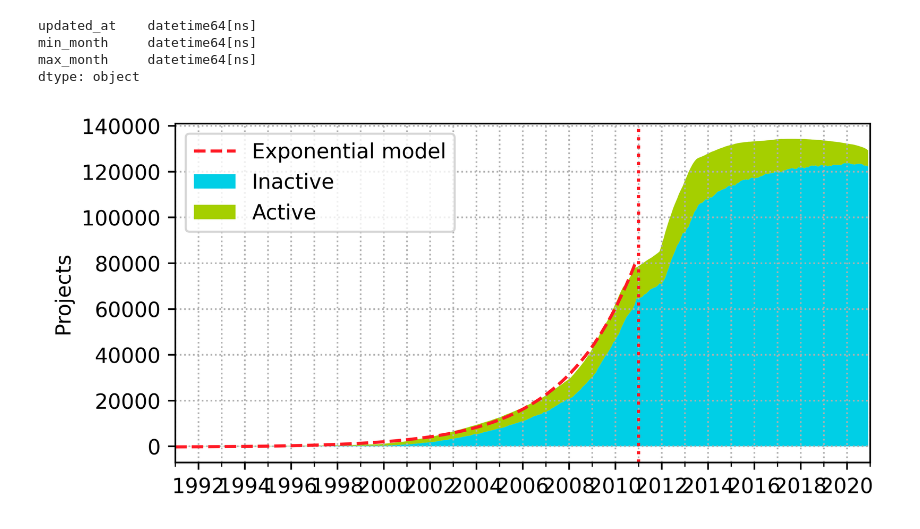
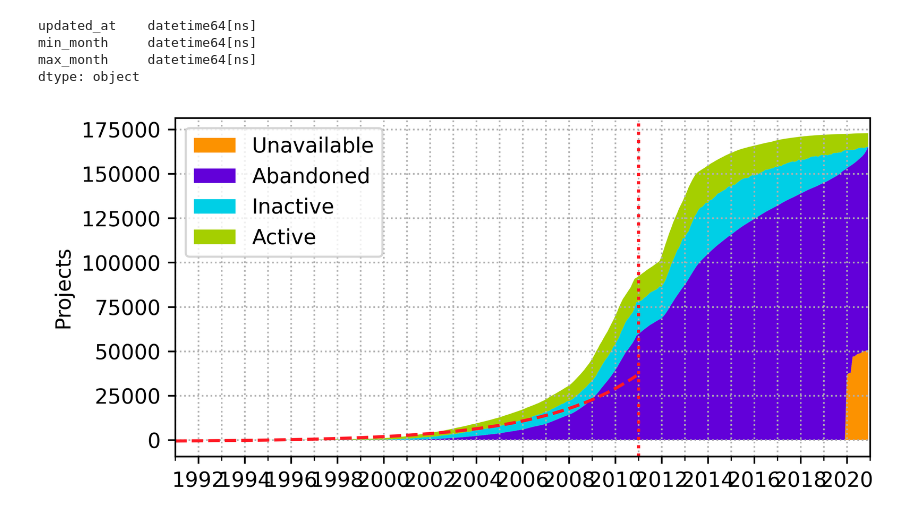
Before and after one commit to michaeldorner/quo-vadis-open-source, a Jupyter notebook: notebooks/03 Visualizing.ipynb, the cells around one changed output. Saved outputs shown, nothing was run; the diff lists cells and outputs as text; code cells hidden in the pictures.

Commit message:
add all notebooks and reports

```diff
--- a/notebooks/03 Visualizing.ipynb
+++ b/notebooks/03 Visualizing.ipynb
@@ -194,30 +215,30 @@ projects = activities.reset_index(level=1).project_id.groupby(level=[0]).nunique
 projects_active = activities[activities.commits>0].reset_index(level=1).project_id.groupby(level=[0]).nunique().reindex(projects_index, fill_value=0)
 # %%
 projects_inactive = activities[activities.commits==0].reset_index(level=1).project_id.groupby(level=[0]).nunique().reindex(projects_index, fill_value=0)
-# %%
-y_fit_end = (2011-1991)*12
-y_fit, params = exp_fit(projects[:y_fit_end])
-fig, ax = plt.subplots(figsize=(default_width, 0.5*default_width), dpi=600)
-
-ax.stackplot(projects_index, projects_inactive, projects_active, labels=['Inactive', 'Active'], colors=[ACMBlue, ACMGreen])
-
-ax.plot(projects_index[0:y_fit_end], y_fit, color=ACMRed, linestyle='dashed', label='Exponential model')
-ax.axvline(projects_index[y_fit_end], linestyle='dotted', color=ACMRed)
-
-ax.legend(loc='upper left')
-ax.set_ylabel('Projects')
-
-setup_ax(ax)
-
-plt.savefig('../reports/lifecycle.pgf', bbox_inches='tight', pad_inches=0)
-# %% [output]
-[figure, old version]
 # %%
 s = activities[activities.commits>0].reset_index(level=0).month.groupby(level=0).max() + pd.DateOffset(months=1)
 projects_abandoned = pd.Series(s.index, index=s.values).groupby(level=0).nunique().reindex(projects_index, fill_value=0)
 # %%
 s = valid_projects.updated_at + pd.DateOffset(months=1)
 projects_deleted = pd.Series(s.index, index=s.values).resample('MS').nunique().loc[:pd.Timestamp('2020-12-01')].reindex(projects_index, fill_value=0)
+# %%
+y_fit_end = (2011-1991)*12
+y_fit, params = exp_fit(projects[:y_fit_end])
+fig, ax = plt.subplots(figsize=(default_width, 0.5*default_width), dpi=600)
+
+ax.stackplot(projects_index,  projects_deleted.cumsum(), projects_abandoned.cumsum()-projects_deleted.cumsum(), projects_inactive, projects_active, labels=['Unavailable', 'Abandoned', 'Inactive', 'Active'], colors=[ACMOrange, ACMPurple, ACMBlue, ACMGreen])
+
+ax.plot(projects_index[0:y_fit_end], y_fit, color=ACMRed, linestyle='dashed')
+ax.axvline(projects_index[y_fit_end], linestyle='dotted', color=ACMRed)
+
+ax.legend(loc='upper left')
+ax.set_ylabel('Projects')
+
+setup_ax(ax)
+
+plt.savefig('../reports/lifecycle.pgf', bbox_inches='tight', pad_inches=0)
+# %% [output]
+[figure, new version]
 # %%
 s = valid_projects.min_month.reset_index(level=0).min_month.groupby(level=0).min()
 projects_new = pd.Series(s.index, index=s.values).groupby(level=0).nunique().reindex(projects_index, fill_value=0)
```
Also changed, not shown: parts of 13 cells of this notebook, 11 other files.
